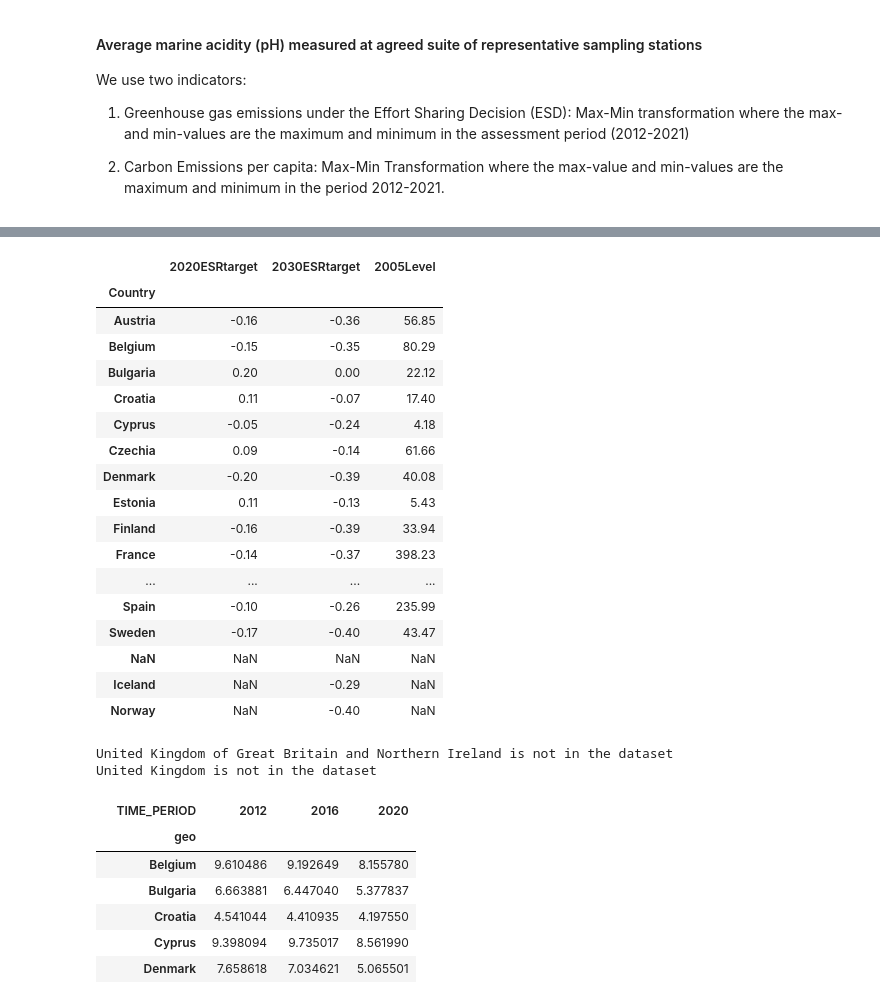
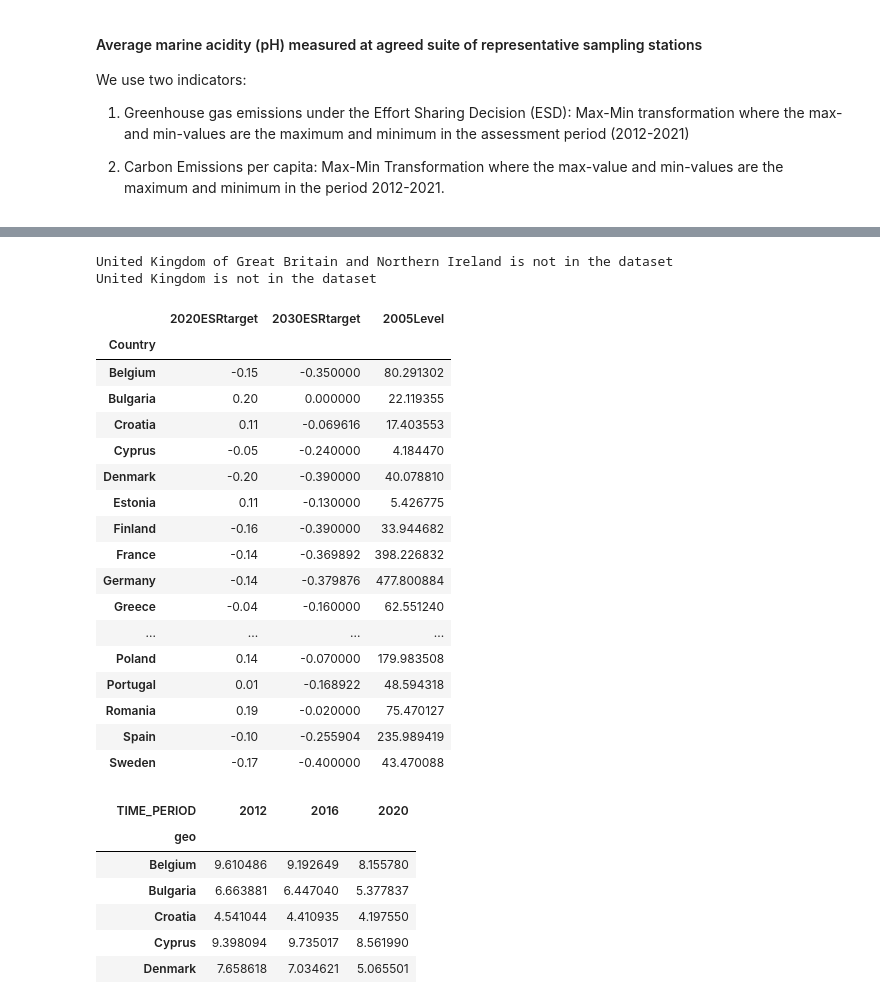
Before and after one commit to isaldiviagonzatti/sdg14, a Jupyter notebook: code/exploreSDG14.ipynb, the cells around one changed output, grey strips where cells are left out. Cells and saved outputs as stored; diff of their text form; code cells hidden in the pictures.

```diff
--- a/code/exploreSDG14.ipynb
+++ b/code/exploreSDG14.ipynb
@@ -99,6 +99,7 @@ country_to_abbrev = {
     "United Kingdom of Great Britain and Northern Ireland": "UK", #original is GB, Eurostat uses UK
     "United Kingdom of GB": "GB",
     "United Kingdom": "UK", #original is United Kingdom of GB, OECD uses United Kingdom
+    "United Kingdom": "GB",
     "Grenada": "GD",
     "Georgia": "GE",
     "French Guiana": "GF",
@@ -111,6 +112,7 @@ country_to_abbrev = {
     "Guadeloupe": "GP",
     "Equatorial Guinea": "GQ",
     "Greece": "EL", #original ir GR, Eurostat uses EL
+    "Greece": "GR",
     "South Georgia and the South Sandwich Islands": "GS",
     "Guatemala": "GT",
     "Guam": "GU",
@@ -504,9 +507,8 @@ ghgESD = ghgESD.set_index('Geographic entity')
 ghgESD = ghgESD.dropna(axis=1, how='all')
 
 mr = ghgESD.columns[-1] # most recent year
-ghgESD[[2005, 2012, 2016, mr]]
-
-
+# ghgESD = ghgESD[[2005, 2012, 2016, mr]]
+ghgESD = (ghgESD * 1_000_000)
 for i in countries:
     if i not in ghgESD.index:
         print(i, 'is not in the dataset')
@@ -533,41 +589,44 @@ United Kingdom of Great Britain and Northern Ireland is not in the dataset
 # %%
+# This code is to get the targets for 2020 and 2030 in percentage
 # Member State greenhouse gas emission limits in 2020 and 2030 compared to 2005 greenhouse gas emissions levels
 # There targets for 2020 and for 2030
 # https://www.eea.europa.eu/data-and-maps/figures/national-progress-towards-greenhouse-gas
 # Official journals with the data can be found at (https://climate.ec.europa.eu/eu-action/effort-sharing-member-states-emission-targets_en)
 
 limitESR = pd.read_excel('../data/targetsESR/FIG2-154307-CLIM058-v2-Data.xlsx', sheet_name=1, skiprows=19, header=1, skipfooter=32)
 limitESR = limitESR.rename(columns={'Unnamed: 0':'Country', '(Resulting) ESR target 2030 (AR4)':'2030ESRtarget','ESR limit for 2020':'2020ESRtarget', '2005 ESD BJ':'2005Level'})
 limitESR = limitESR[['Country', '2020ESRtarget','2030ESRtarget','2005Level']]
 limitESR.set_index('Country', inplace=True)
-limitESR.round(2)
+limitESR = limitESR[limitESR.index.isin(countries)]
 
 #UK is not in the dataset, we need to add from the official journal
 
 for i in countries:
     if i not in limitESR.index:
         print(i, 'is not in the dataset')
+
+limitESR
 # %% [output]
+United Kingdom of Great Britain and Northern Ireland is not in the dataset
+United Kingdom is not in the dataset
 |  | 2020ESRtarget | 2030ESRtarget | 2005Level |
 | Country |  |  |  |
-| Austria | -0.16 | -0.36 | 56.85 |
-| Belgium | -0.15 | -0.35 | 80.29 |
-| Bulgaria | 0.20 | 0.00 | 22.12 |
-| Croatia | 0.11 | -0.07 | 17.40 |
-| Cyprus | -0.05 | -0.24 | 4.18 |
-| Czechia | 0.09 | -0.14 | 61.66 |
-| Denmark | -0.20 | -0.39 | 40.08 |
-| Estonia | 0.11 | -0.13 | 5.43 |
-| Finland | -0.16 | -0.39 | 33.94 |
-| France | -0.14 | -0.37 | 398.23 |
+| Belgium | -0.15 | -0.350000 | 80.291302 |
+| Bulgaria | 0.20 | 0.000000 | 22.119355 |
+| Croatia | 0.11 | -0.069616 | 17.403553 |
+| Cyprus | -0.05 | -0.240000 | 4.184470 |
+| Denmark | -0.20 | -0.390000 | 40.078810 |
+| Estonia | 0.11 | -0.130000 | 5.426775 |
+| Finland | -0.16 | -0.390000 | 33.944682 |
+| France | -0.14 | -0.369892 | 398.226832 |
+| Germany | -0.14 | -0.379876 | 477.800884 |
+| Greece | -0.04 | -0.160000 | 62.551240 |
 | ... | ... | ... | ... |
-| Spain | -0.10 | -0.26 | 235.99 |
-| Sweden | -0.17 | -0.40 | 43.47 |
-| NaN | NaN | NaN | NaN |
-| Iceland | NaN | -0.29 | NaN |
-| Norway | NaN | -0.40 | NaN |
+| Poland | 0.14 | -0.070000 | 179.983508 |
+| Portugal | 0.01 | -0.168922 | 48.594318 |
+| Romania | 0.19 | -0.020000 | 75.470127 |
+| Spain | -0.10 | -0.255904 | 235.989419 |
+| Sweden | -0.17 | -0.400000 | 43.470088 |
-United Kingdom of Great Britain and Northern Ireland is not in the dataset
-United Kingdom is not in the dataset
 # %%
 # Population on 1 January, Eurostat
 # https://ec.europa.eu/eurostat/databrowser/view/tps00001/
```
Also changed, not shown: parts of 4 cells of this notebook, 2 other files.
